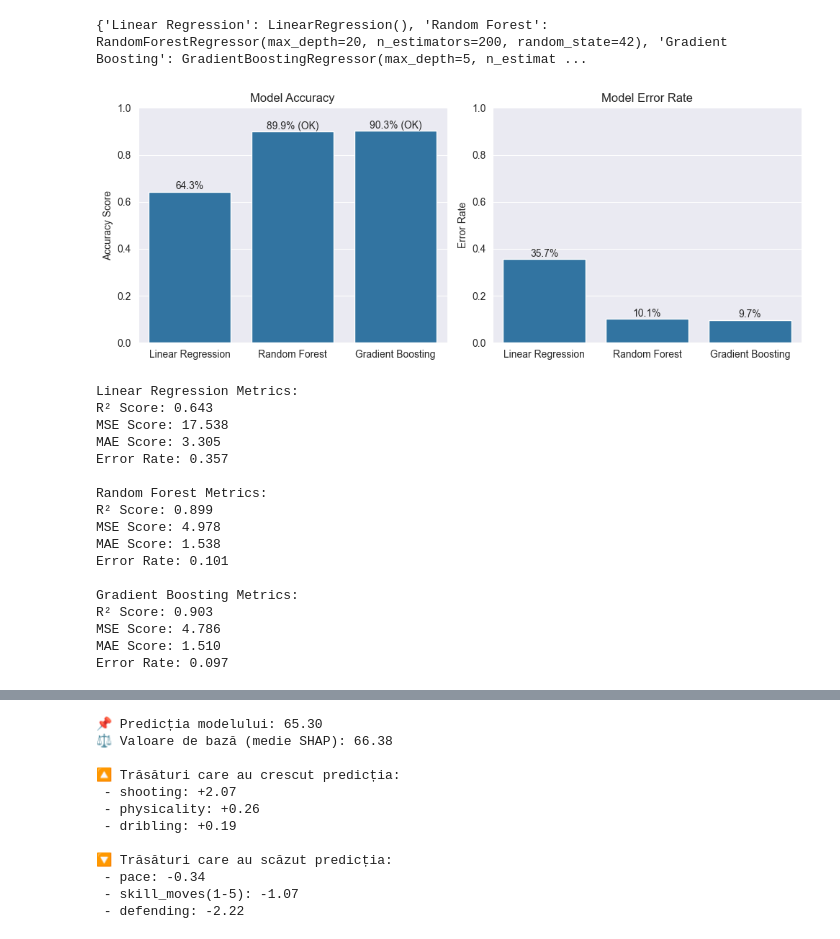
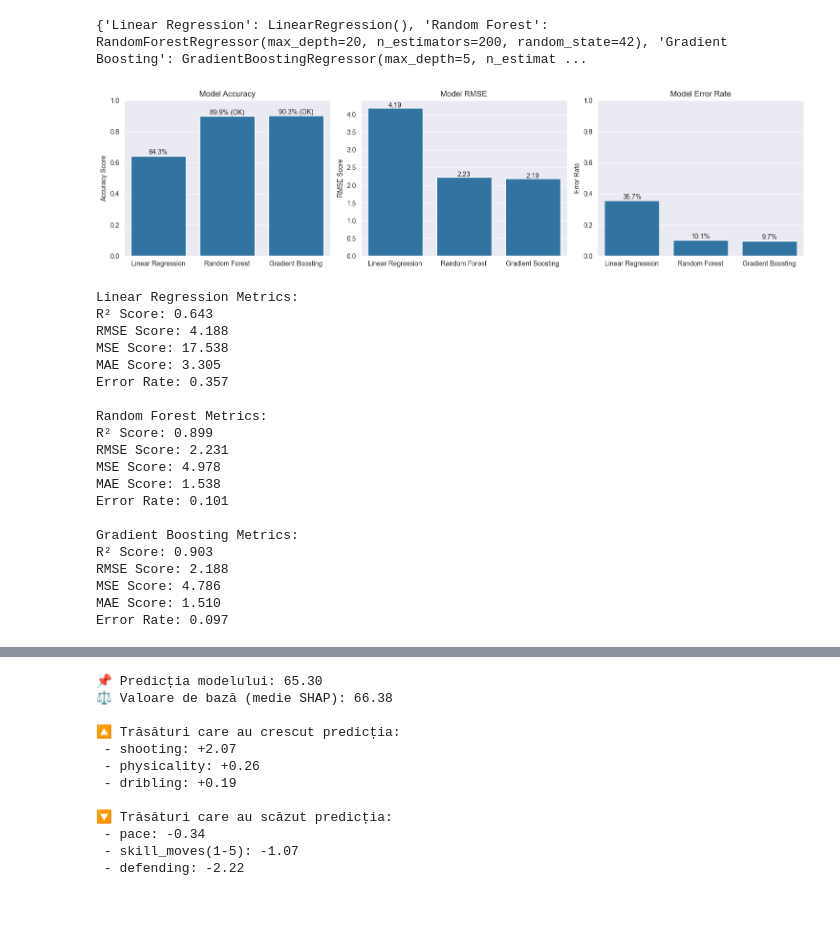
Before and after one commit to Razvan29387/Proiect_ML1, a Jupyter notebook: proiect.ipynb, the cells around one changed output, grey strips where cells are left out. Drawn from its saved outputs; the diff is of its cells as text; code cells hidden in the pictures; blank space fills up the shorter version.

```diff
--- a/proiect.ipynb
+++ b/proiect.ipynb
@@ -466,12 +479,15 @@ for name, model in best_models.items():
     # Predicția
     y_pred = model.predict(X_test_data)
 
+    # Calculul RMSE
+    rmse = np.sqrt(mean_squared_error(y_test, y_pred))
+
     # Vizualizarea rezultatelor
     plt.figure(figsize=(10, 6))
     plt.scatter(y_test, y_pred, alpha=0.5)
     plt.plot([y_test.min(), y_test.max()], [y_test.min(), y_test.max()], 'r--', lw=2)
     plt.xlabel('Actual OVR')
     plt.ylabel('Predicted OVR')
-    plt.title(f'{name} - Actual vs Predicted OVR')
+    plt.title(f'{name} - Actual vs Predicted OVR\nRMSE: {rmse:.2f}')
     plt.show()
 # %% [output]
@@ -489,73 +505,89 @@ from sklearn.metrics import accuracy_score, classification_report
 #model.fit(X, y)
 
 accuracy_scores = {}
+rmse_scores = {}  # Add RMSE scores dictionary
 for name, model in best_models.items():
     # Use scaled data for Linear Regression, unscaled for others
     X_test_data_temp = X_test_scaled if name == "Linear Regression" else X_test
     accuracy_scores[name] = model.score(X_test_data_temp, y_test)
 
-# Create accuracy comparison plot
-plt.figure(figsize=(10, 4))
-models_names = list(accuracy_scores.keys())
-accuracies = list(accuracy_scores.values())
+    # Calculate RMSE
+    y_pred = model.predict(X_test_data_temp)
+    rmse_scores[name] = np.sqrt(mean_squared_error(y_test, y_pred))
 
-# Plot both accuracy and error rate
-plt.subplot(1, 2, 1)
-sns.barplot(x=models_names, y=accuracies)
+# Create comparison plots
+plt.figure(figsize=(15, 4))
+
+# Plot accuracy scores
+plt.subplot(1, 3, 1)
+sns.barplot(x=list(accuracy_scores.keys()), y=list(accuracy_scores.values()))
 plt.title('Model Accuracy')
 plt.ylabel('Accuracy Score')
 plt.ylim(0, 1)
 
-for i, v in enumerate(accuracies):
+for i, v in enumerate(accuracy_scores.values()):
     percentage = v * 100
     if percentage > 95:
         label = f'{percentage:.1f}% (Deep Learning)'
     elif percentage >= 89:
         label = f'{percentage:.1f}% (OK)'
     else:
         label = f'{percentage:.1f}%'
     plt.text(i, v + 0.01, label, ha='center')
 
+# Plot RMSE scores
+plt.subplot(1, 3, 2)
+sns.barplot(x=list(rmse_scores.keys()), y=list(rmse_scores.values()))
+plt.title('Model RMSE')
+plt.ylabel('RMSE Score')
+
+for i, v in enumerate(rmse_scores.values()):
+    plt.text(i, v + 0.01, f'{v:.2f}', ha='center')
+
 # Plot error rates
-plt.subplot(1, 2, 2)
-error_rates = [1 - acc for acc in accuracies]
-sns.barplot(x=models_names, y=error_rates)
+plt.subplot(1, 3, 3)
+error_rates = [1 - acc for acc in accuracy_scores.values()]
+sns.barplot(x=list(accuracy_scores.keys()), y=error_rates)
 plt.title('Model Error Rate')
 plt.ylabel('Error Rate')
 plt.ylim(0, 1)
 
 for i, v in enumerate(error_rates):
     percentage = v * 100
     plt.text(i, v + 0.01, f'{percentage:.1f}%', ha='center')
 
 plt.tight_layout()
 plt.show()
 
 # Print detailed metrics for each model
 for name, model in best_models.items():
     print(f"\n{name} Metrics:")
     X_test_data_temp = X_test_scaled if name == "Linear Regression" else X_test
     y_pred = model.predict(X_test_data_temp)
     print(f"R² Score: {r2_score(y_test, y_pred):.3f}")
+    print(f"RMSE Score: {np.sqrt(mean_squared_error(y_test, y_pred)):.3f}")
     print(f"MSE Score: {mean_squared_error(y_test, y_pred):.3f}")
     print(f"MAE Score: {mean_absolute_error(y_test, y_pred):.3f}")
     print(f"Error Rate: {(1 - model.score(X_test_data_temp, y_test)):.3f}")
 # %% [output]
-[figure, old version]
+[figure, new version]
 Linear Regression Metrics:
 R² Score: 0.643
+RMSE Score: 4.188
 MSE Score: 17.538
 MAE Score: 3.305
 Error Rate: 0.357
 
 Random Forest Metrics:
 R² Score: 0.899
+RMSE Score: 2.231
 MSE Score: 4.978
 MAE Score: 1.538
 Error Rate: 0.101
 
 Gradient Boosting Metrics:
 R² Score: 0.903
+RMSE Score: 2.188
 MSE Score: 4.786
 MAE Score: 1.510
 Error Rate: 0.097
```
Also changed, not shown: parts of 17 cells of this notebook.
